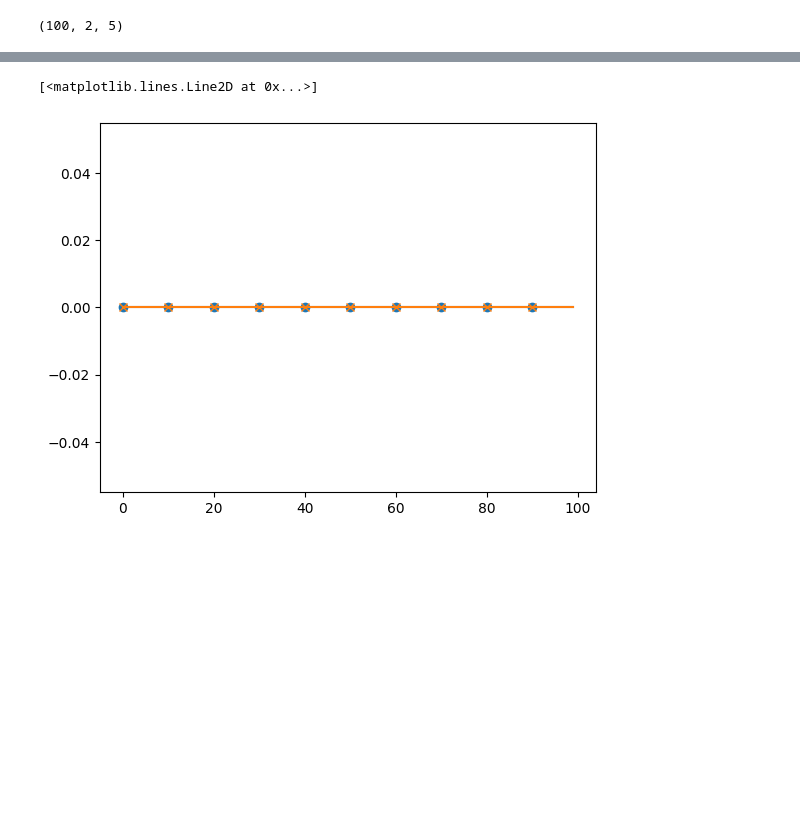
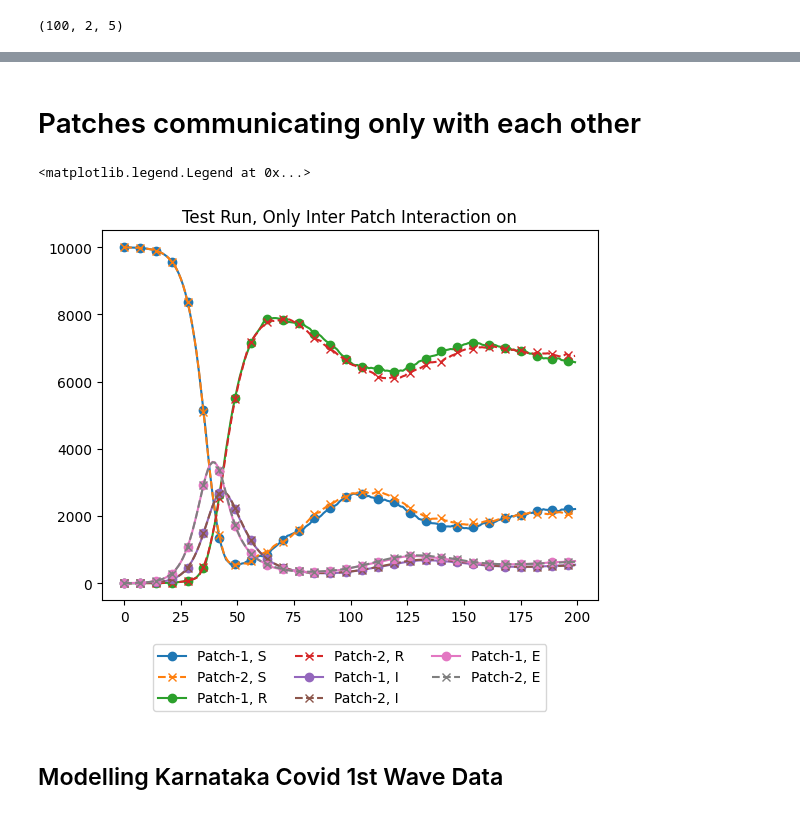
Before and after one commit to HimanshuSingh-all/Patch-Based-Simulator, a Jupyter notebook: seirv.ipynb, the cells around one changed output, grey strips where cells are left out. Saved outputs shown, nothing was run; the diff lists cells and outputs as text; code cells hidden in the pictures; blank space fills up the shorter version.

Commit message:
Added a test notebook to check the output of the seirv stepper

```diff
--- a/seirv.ipynb
+++ b/seirv.ipynb
@@ -55,6 +61,2 @@ plt.plot(patchstates[:,1, 0], marker = 'x', linestyle = 'dashed', markevery = 7,
-# %%
-plt.plot(patchstates[:,0, -1], marker = 'o', markevery = 10)
-plt.plot(patchstates[:,1, -1], marker = 'x', markevery = 10)
-# %% [output]
-[<matplotlib.lines.Line2D at 0x...>]
-[figure, removed]
+# %% [markdown]
+# Patches communicating only with each other
@@ -60,0 +84,43 @@ plt.plot(patchstates[:,1, -1], marker = 'x', markevery = 10)
+# %%
+patchstates = []
+STEPS = 200
+betas_patches = np.array((1, 1))
+network_matrix = np.array(((0, 1), (1, 0)))
+for i in range(STEPS):
+    step = SEIRV_patch_stepper(
+        compartment_patch_array=seirv_state,
+        network_matrix=network_matrix,
+        betas_patches=betas_patches,
+        **params_stepper
+    )
+    # print('-------\n', seirv_state.state, '\n ')
+    # print(step)
+    patchstates.append(seirv_state.get_copy_of_the_state())
+    seirv_state.update_state(seirv_state.state + step)
+    seirv_state.incr_iter_num()
+patchstates = np.array(patchstates)
+# %%
+import matplotlib.pyplot as plt
+plt.plot(patchstates[:,0, 0], marker = 'o', markevery = 7, label = 'Patch-1, S')
+plt.plot(patchstates[:,1, 0], marker = 'x', linestyle = 'dashed', markevery = 7, label = 'Patch-2, S')
+
+plt.plot(patchstates[:,0, 3], marker = 'o', markevery = 7, label = 'Patch-1, R')
+plt.plot(patchstates[:,1, 3], marker = 'x', linestyle = 'dashed', markevery = 7, label = 'Patch-2, R')
+
+
+plt.plot(patchstates[:,0, 2], marker = 'o', markevery = 7, label = 'Patch-1, I')
+plt.plot(patchstates[:,1, 2], marker = 'x', linestyle = 'dashed', markevery = 7, label = 'Patch-2, I')
+
+
+
+plt.plot(patchstates[:,0, 1], marker = 'o', markevery = 7, label = 'Patch-1, E')
+plt.plot(patchstates[:,1, 1], marker = 'x', linestyle = 'dashed', markevery = 7, label = 'Patch-2, E')
+
+plt.title('Test Run, Only Inter Patch Interaction on')
+
+plt.legend(bbox_to_anchor=(0.5, -0.1), loc='upper center', ncol = 3)
+# %% [output]
+<matplotlib.legend.Legend at 0x...>
+[figure, added]
+# %% [markdown]
+## Modelling Karnataka Covid 1st Wave Data
```
Also changed, not shown: parts of 11 cells of this notebook.
